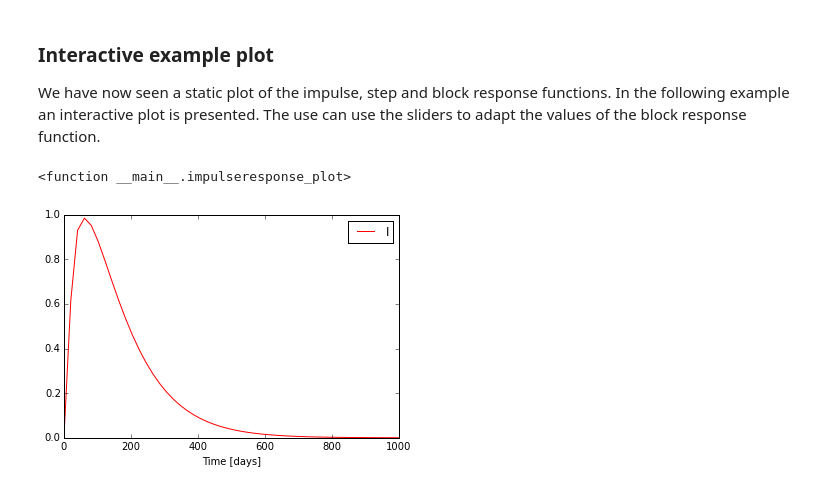
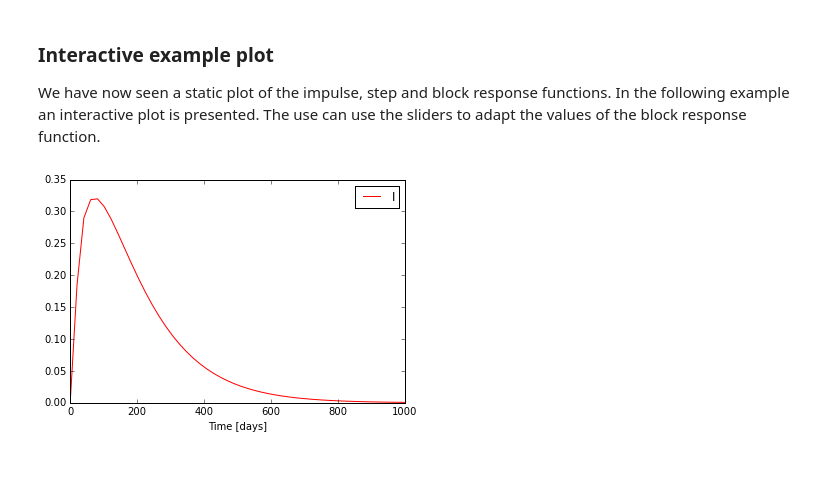
Before and after one commit to raoulcollenteur/GWTSA, a Jupyter notebook: Notebooks/Impulse_Response_Functions.ipynb, the cells around one changed output. Cells and saved outputs as stored; diff of their text form; code cells hidden in the pictures.

```diff
--- a/Notebooks/Impulse_Response_Functions.ipynb
+++ b/Notebooks/Impulse_Response_Functions.ipynb
@@ -86,22 +86,20 @@ We have now seen a static plot of the impulse, step and block response functions
 # %%
 # Define a function that calculates and plots the impulse response function
 def impulseresponse_plot(A,a,n):
-    a = 1/a
     t = np.linspace(0,1000)
     Fs = A * gammainc(n,t/a) #Step Response Function
     Fb = Fs[1:] - Fs[0:-1] # Block Response Function
     Fb = np.append(0,Fb) #This is done for the visualisation, not for actual modelling!!
     plt.plot(t,Fb,'r')
     plt.xlabel('Time [days]')
     plt.ylabel('')
     plt.legend('IRF', loc = 1)
     return Fb
 
 
 interact(impulseresponse_plot,
         A = widgets.FloatSliderWidget(min = 0.01, max = 400, step =1, description = 'A', value = 10),
-        a = widgets.FloatSliderWidget(min = 0.001, max = 0.1, step =0.005, value = 0.01),
+        a = widgets.FloatSliderWidget(min = 1, max = 400, step =0.005, value = 0.01),
         n = widgets.FloatSliderWidget(min = 0.01, max = 10, step =0.10, value = 1.5))
 # %% [output]
-<function __main__.impulseresponse_plot>
-[figure, old version]
+[figure, new version]
```
Also changed, not shown: 11 other files.
